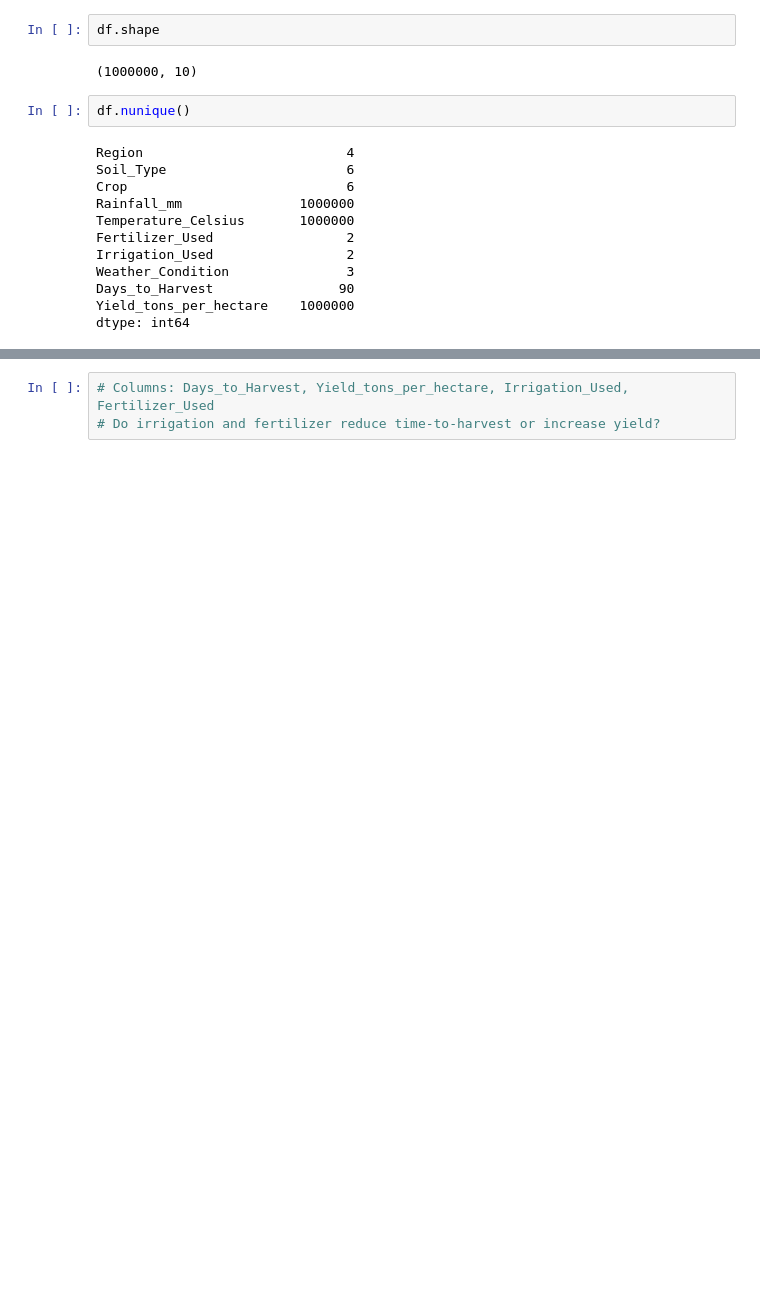
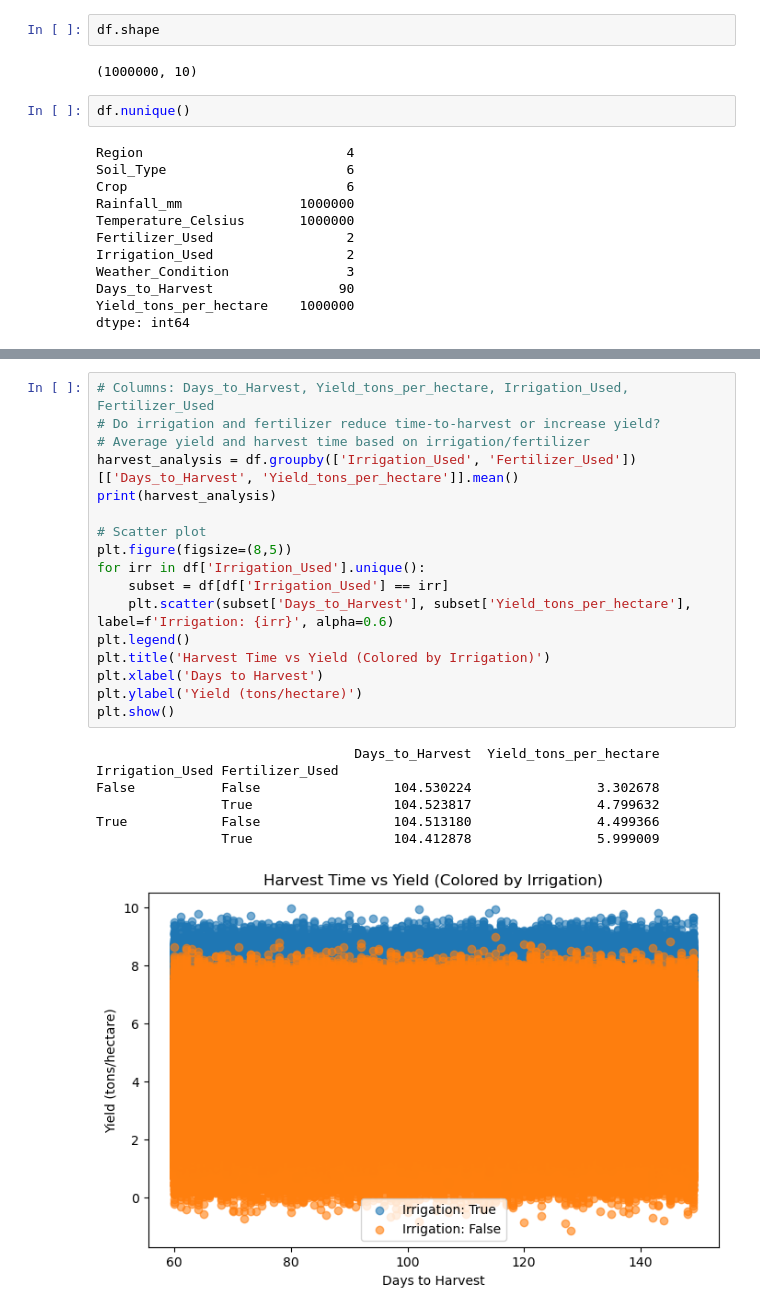
Before and after one commit to SI201-UMich/fall25-project1-Isaiahchonchoramirez, a Jupyter notebook: Project_01.ipynb, the cells around one changed output, grey strips where cells are left out. Cells and saved outputs as stored; diff of their text form; blank space fills up the shorter version.

```diff
--- a/Project_01.ipynb
+++ b/Project_01.ipynb
@@ -76,4 +139,26 @@ dtype: int64
 # %%
 # Columns: Days_to_Harvest, Yield_tons_per_hectare, Irrigation_Used, Fertilizer_Used
 # Do irrigation and fertilizer reduce time-to-harvest or increase yield?
+# Average yield and harvest time based on irrigation/fertilizer
+harvest_analysis = df.groupby(['Irrigation_Used', 'Fertilizer_Used'])[['Days_to_Harvest', 'Yield_tons_per_hectare']].mean()
+print(harvest_analysis)
+
+# Scatter plot
+plt.figure(figsize=(8,5))
+for irr in df['Irrigation_Used'].unique():
+    subset = df[df['Irrigation_Used'] == irr]
+    plt.scatter(subset['Days_to_Harvest'], subset['Yield_tons_per_hectare'], label=f'Irrigation: {irr}', alpha=0.6)
+plt.legend()
+plt.title('Harvest Time vs Yield (Colored by Irrigation)')
+plt.xlabel('Days to Harvest')
+plt.ylabel('Yield (tons/hectare)')
+plt.show()
+# %% [output]
+                                 Days_to_Harvest  Yield_tons_per_hectare
+Irrigation_Used Fertilizer_Used
+False           False                 104.530224                3.302678
+                True                  104.523817                4.799632
+True            False                 104.513180                4.499366
+                True                  104.412878                5.999009
+[figure, added]
 # %% [markdown]
```
Also changed, not shown: parts of 13 cells of this notebook.
